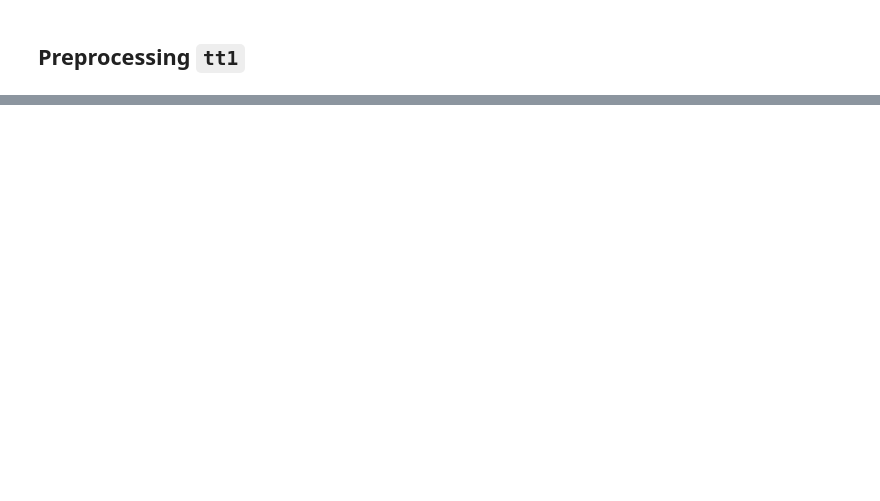
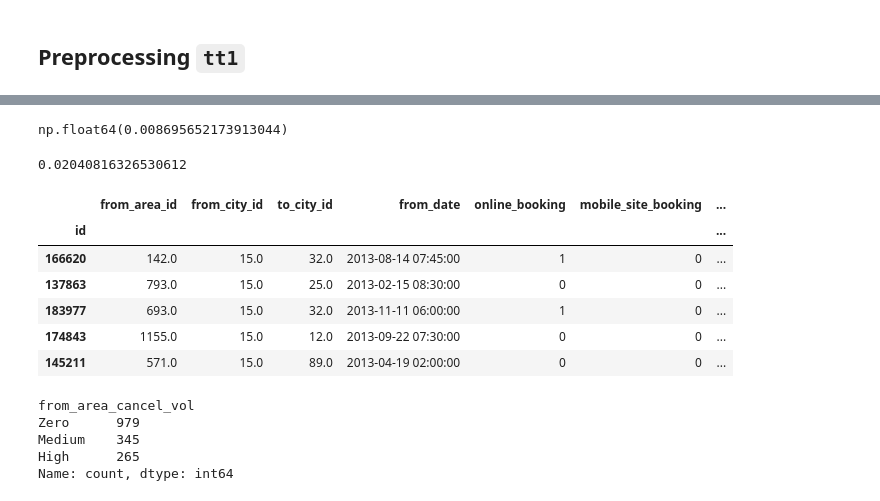
Before and after one commit to sudhirjangra/your_cab_data_analysis, a Jupyter notebook: your_cabs_data_analysis.ipynb, the cells around one changed output, grey strips where cells are left out. Cells and saved outputs as stored; diff of their text form; code cells hidden in the pictures; blank space fills up the shorter version.

```diff
--- a/your_cabs_data_analysis.ipynb
+++ b/your_cabs_data_analysis.ipynb
@@ -235,0 +396,30 @@ tt3.sample(3)
+# %%
+tt1.loc[tt1.from_area_cancel_perc>0, 'from_area_cancel_perc'].quantile(0.33)
+# %% [output]
+np.float64(0.008695652173913044)
+# %%
+print(tt1.loc[tt1.from_area_cancel_perc>0, 'from_area_cancel_perc'].quantile(0.66))
+# %% [output]
+0.02040816326530612
+# %%
+tt1['from_area_cancel_vol'] = np.where(tt1.from_area_cancel_perc > 0.0204081, "High",
+                                      np.where(tt1.from_area_cancel_perc == 0, "Zero",
+                                      np.where(tt1.from_area_cancel_perc < 0.008695, "Low","Medium")))
+# %%
+tt1.sample(5)
+# %% [output]
+|  | from_area_id | from_city_id | to_city_id | from_date | online_booking | mobile_site_booking | ... |
+| id |  |  |  |  |  |  | ... |
+| 166620 | 142.0 | 15.0 | 32.0 | 2013-08-14 07:45:00 | 1 | 0 | ... |
+| 137863 | 793.0 | 15.0 | 25.0 | 2013-02-15 08:30:00 | 0 | 0 | ... |
+| 183977 | 693.0 | 15.0 | 32.0 | 2013-11-11 06:00:00 | 1 | 0 | ... |
+| 174843 | 1155.0 | 15.0 | 12.0 | 2013-09-22 07:30:00 | 0 | 0 | ... |
+| 145211 | 571.0 | 15.0 | 89.0 | 2013-04-19 02:00:00 | 0 | 0 | ... |
+# %%
+tt1.from_area_cancel_vol.value_counts()
+# %% [output]
+from_area_cancel_vol
+Zero      979
+Medium    345
+High      265
+Name: count, dtype: int64
```
Also changed, not shown: parts of 42 cells of this notebook, 1 other file.
